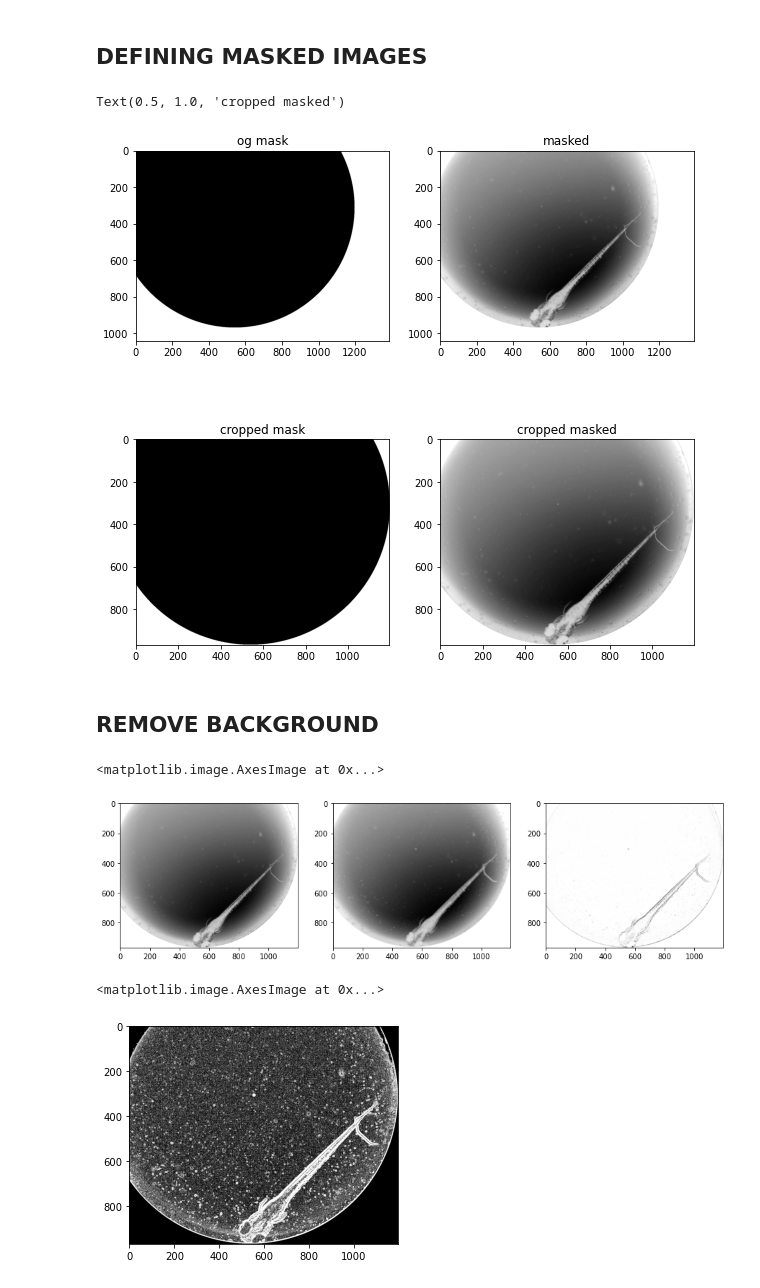
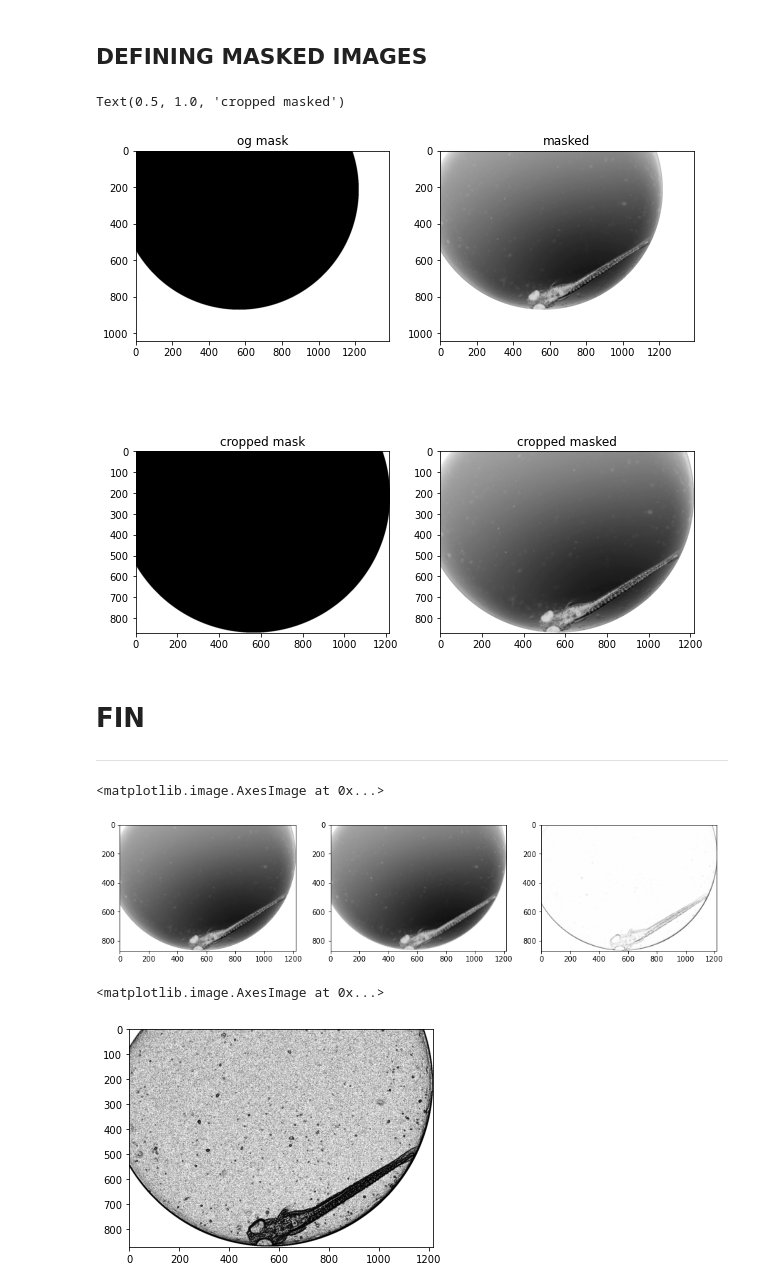
Before and after one commit to gimesia/zebrafisher, a Jupyter notebook: __jupyter__/find_well.ipynb, the cells around one changed output. Cells and saved outputs as stored; diff of their text form; code cells hidden in the pictures.

```diff
--- a/__jupyter__/find_well.ipynb
+++ b/__jupyter__/find_well.ipynb
@@ -8,7 +8,7 @@ from src.models import InputImage
 from src.utils import create_circle_mask
 from src.well import well_hough_transformation
 # %%
-fishy = InputImage("zf2.jpg")
+fishy = InputImage("zf6.jpg")
 # %% [markdown]
 ## HOUGH TRANSFORM & CIRCLE MASK
 # %%
@@ -67,9 +67,10 @@ ax[3].imshow(fishy.well_props.mask.cropped_masked, 'binary')
 ax[3].set_title('cropped masked')
 # %% [output]
 Text(0.5, 1.0, 'cropped masked')
-[figure, old version]
+[figure, new version]
-# %% [markdown]
-## REMOVE BACKGROUND
+# %% [markdown]
+# FIN
+____________________________________________________________________________________________________________________________________________________________________________________
 # %%
 from skimage.exposure import equalize_adapthist
 from src.filters import sharpen_img
@@ -85,13 +86,14 @@ ax[1].imshow(bg, 'binary')
 ax[2].imshow(res, 'binary')
 # %% [output]
 <matplotlib.image.AxesImage at 0x...>
-[figure, old version]
+[figure, new version]
 # %%
+from skimage.filters._unsharp_mask import unsharp_mask
 from skimage.feature import canny
 from src.filters import sobel
 
 res_ = (equalize_hist(res))
-plt.imshow(res_, 'gray')
+plt.imshow(res_, 'binary')
 # %% [output]
 <matplotlib.image.AxesImage at 0x...>
-[figure, old version]
+[figure, new version]
```
Also changed, not shown: parts of 10 cells of this notebook, 2 other files.
